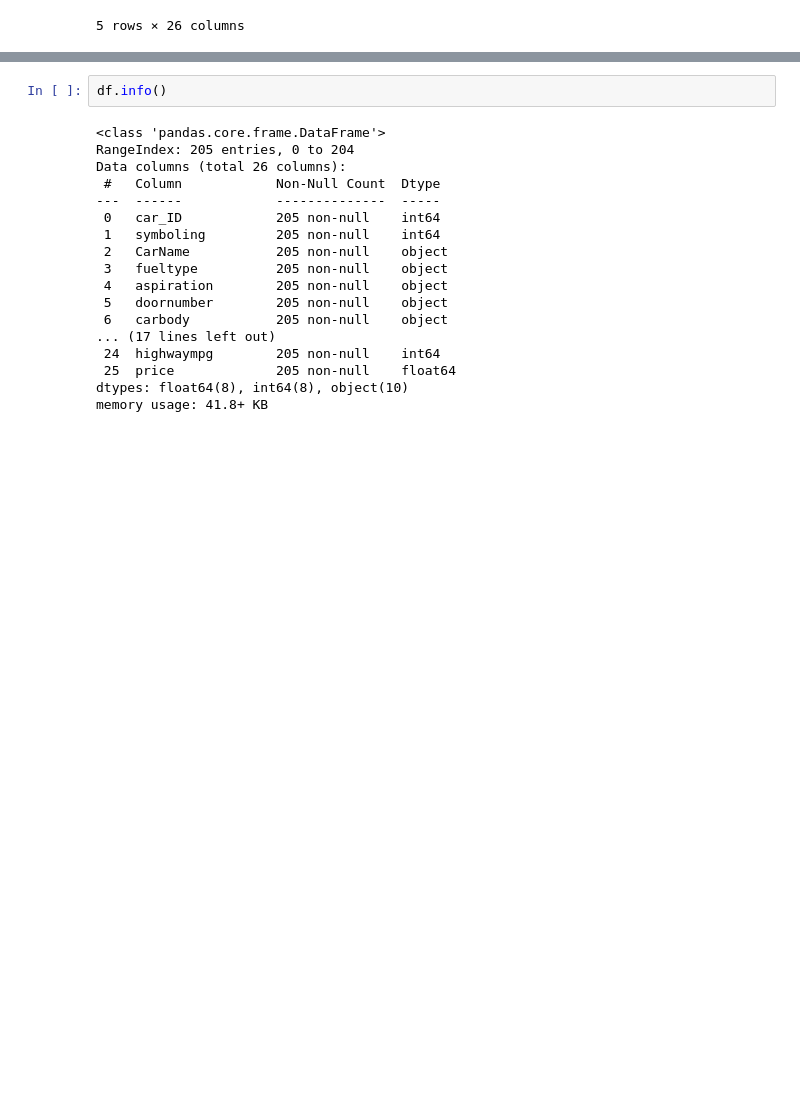
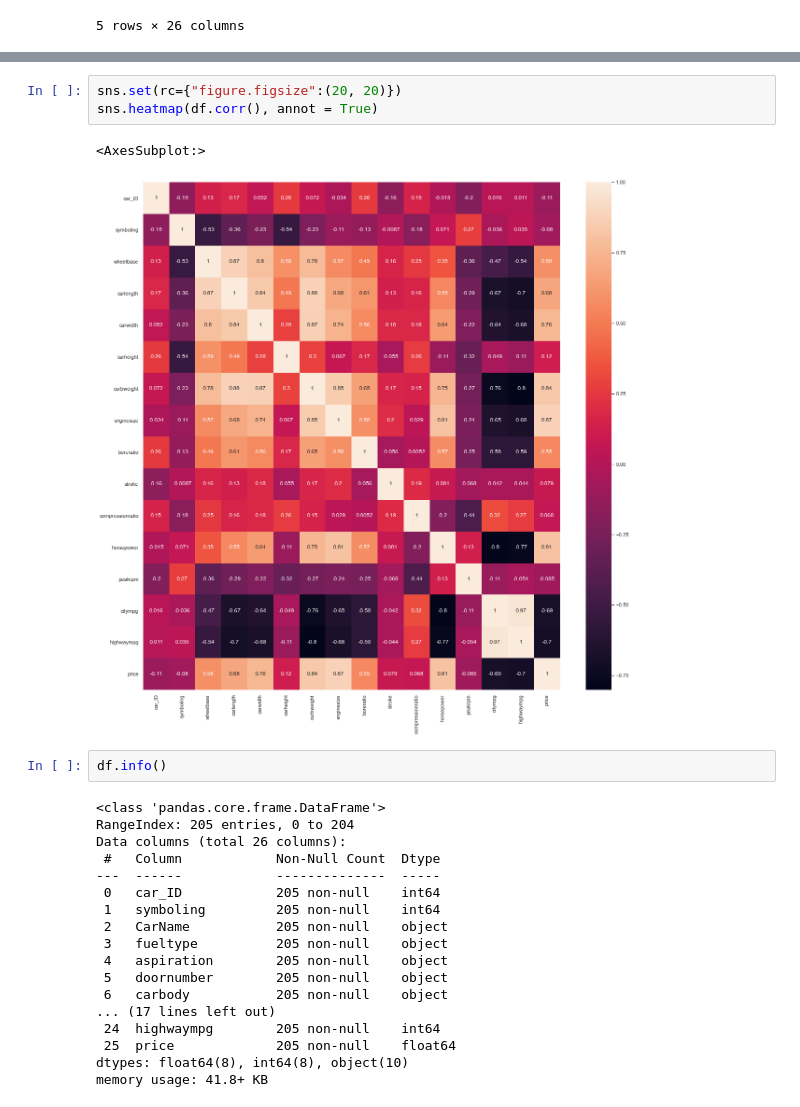
Before and after one commit to KamenDamov/Car-price-prediction, a Jupyter notebook: data_exp(round2).ipynb, the cells around one changed output, grey strips where cells are left out. Drawn from its saved outputs; the diff is of its cells as text; blank space fills up the shorter version.

```diff
--- a/data_exp(round2).ipynb
+++ b/data_exp(round2).ipynb
@@ -22,3 +52,9 @@ df.head()
+# %%
+sns.set(rc={"figure.figsize":(20, 20)})
+sns.heatmap(df.corr(), annot = True)
+# %% [output]
+<AxesSubplot:>
+[figure, added]
 # %%
 df.info()
 # %% [output]
```
Also changed, not shown: parts of 7 cells of this notebook, 1 other file.
